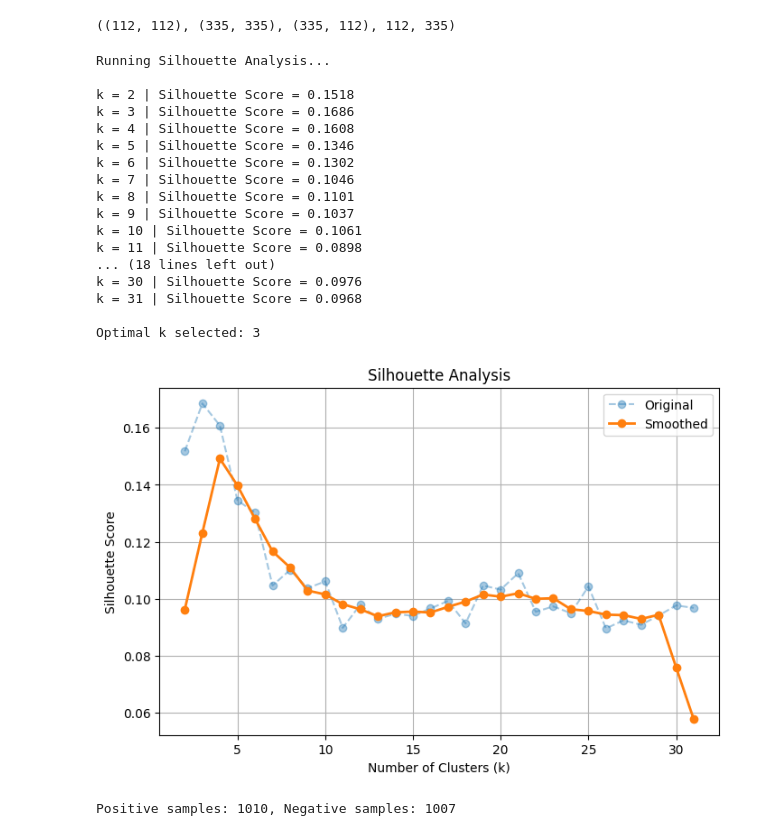
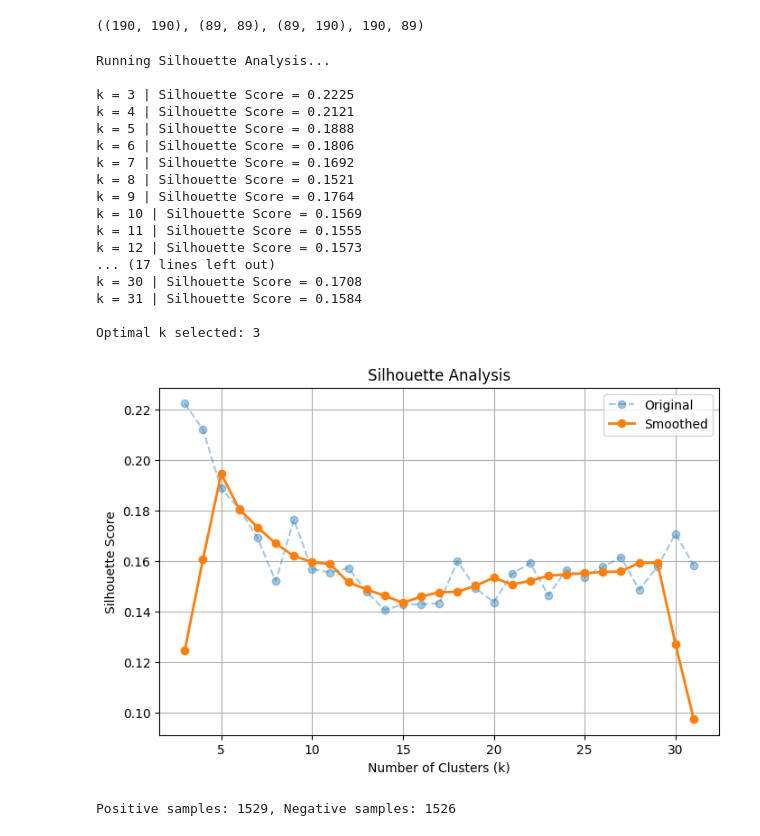
Before and after one commit to Jannatul-Naim/gbdtsvm, a Jupyter notebook: GNN.ipynb, the cells around one changed output. Drawn from its saved outputs; the diff is of its cells as text; code cells hidden in the pictures.

```diff
--- a/GNN.ipynb
+++ b/GNN.ipynb
@@ -41,6 +41,8 @@ class DatasetLoader:
             return self._load_lsgt()
         elif self.dataset_name == "PSnoD":
             return self._load_psnod()
+        elif self.dataset_name == "MNDR":
+            return self._load_mndr()
         else:
             raise ValueError("Unsupported dataset")
 
@@ -52,7 +54,9 @@ class DatasetLoader:
         return (
             disease.iloc[:, 1:].values,
             snoRNA.iloc[:, :].values,
-            relation.iloc[:, 1:].values
+            relation.iloc[:, 1:].values,
+            disease.iloc[:,0].values,
+            snoRNA.iloc[:,0].values
         )
 
     def _load_lsgt(self):
@@ -63,7 +67,9 @@ class DatasetLoader:
         return (
             disease.iloc[:, 1:].values,
             snoRNA.iloc[:, 1:].values,
-            relation.iloc[:, 1:].T.values
+            relation.iloc[:, 1:].T.values,
+            disease.iloc[:,0].values,
+            snoRNA.iloc[:,0].values
         )
 
     def _load_psnod(self):
@@ -74,9 +80,25 @@ class DatasetLoader:
         return (
             disease.iloc[:, 1:].values,
             snoRNA.iloc[:, 1:].values,
-            relation.iloc[:, 1:].T.values
+            relation.iloc[:, 1:].T.values,
+            disease.iloc[:,0].values,
+            snoRNA.iloc[:,0].values
+
 
         )
+    def _load_mndr(self):
+        disease = pd.read_csv(os.path.join(self.base_dir, 'MNDR-disease semantic similarity matrix(sheet1).csv'))
+        snoRNA = pd.read_csv(os.path.join(self.base_dir, 'MNDR-lncRNA functional similarity matrix(sheet1).csv'))
+        relation = pd.read_csv(os.path.join(self.base_dir, 'MNDR-lncRNA-disease associations matrix(test).csv'))
+
+        return (
+            disease.iloc[:, 1:].values,
+            snoRNA.iloc[:, 1:].values,
+            relation.iloc[:, 1:].values,
+            disease.iloc[:,0].values,
+            snoRNA.iloc[:,0].values
+
+        )
 # %%
 class NegativeSampler:
     def __init__(self, disease_sim, rna_sim, adj_matrix, random_state=0):
@@ -437,9 +450,7 @@ class ModelEvaluator:
             "mean_f1": float(np.mean(f1s))
         }
 # %%
-dataset = "MDRF"
-disease_sim, rna_sim, adj = DatasetLoader(dataset).load()
+dataset = "MNDR"
+disease_sim, rna_sim, adj,disease_names,rna_names = DatasetLoader(dataset).load()
 rna_count, disease_count = rna_sim.shape[0], disease_sim.shape[0]
-disease_names = pd.read_csv(os.path.join(os.getcwd(), dataset, "disease_semantic_similarity.csv")).columns[1:]
-rna_names = pd.read_csv(os.path.join(os.getcwd(), dataset, "all_snoRNA_name.csv"),header=None).iloc[:, 0].tolist()
 # %%
@@ -465,7 +460,7 @@ rna_names
 # %%
 disease_sim.shape, rna_sim.shape, adj.shape, len(disease_names), len(rna_names)
 # %% [output]
-((112, 112), (335, 335), (335, 112), 112, 335)
+((190, 190), (89, 89), (89, 190), 190, 89)
 # %%
 
 edge_index_full = torch.tensor(
@@ -480,51 +475,51 @@ import matplotlib.pyplot as plt
 sampler = NegativeSampler(disease_sim, rna_sim, adj, random_state=42)
 
 
-k_range = range(2, 32)
+k_range = range(3, 32)
 k = np.array(list(k_range))
 scores = sampler.find_optimal_k(k_range)[1]
 
 
 window = 5
 scores_smooth = np.convolve(scores, np.ones(window) / window, mode='same')
 
 
 plt.figure(figsize=(8, 5))
 plt.plot(k, scores, 'o--', alpha=0.4, label='Original')
 plt.plot(k, scores_smooth, '-o', linewidth=2, label='Smoothed')
 plt.xlabel("Number of Clusters (k)")
 plt.ylabel("Silhouette Score")
 plt.title("Silhouette Analysis")
 plt.grid(True)
 plt.legend()
 plt.show()
 
 
 optimal_k = k[np.argmax(scores_smooth)]
 pos, neg = sampler.sample_with_k(optimal_k)
 
 # print(f"Optimal k selected: {optimal_k}")
 print(f"Positive samples: {len(pos)}, Negative samples: {len(neg)}")
 # %% [output]
 Running Silhouette Analysis...
 
-k = 2 | Silhouette Score = 0.1518
-k = 3 | Silhouette Score = 0.1686
-k = 4 | Silhouette Score = 0.1608
-k = 5 | Silhouette Score = 0.1346
-k = 6 | Silhouette Score = 0.1302
-k = 7 | Silhouette Score = 0.1046
-k = 8 | Silhouette Score = 0.1101
-k = 9 | Silhouette Score = 0.1037
-k = 10 | Silhouette Score = 0.1061
-k = 11 | Silhouette Score = 0.0898
-... (18 lines left out)
-k = 30 | Silhouette Score = 0.0976
-k = 31 | Silhouette Score = 0.0968
+k = 3 | Silhouette Score = 0.2225
+k = 4 | Silhouette Score = 0.2121
+k = 5 | Silhouette Score = 0.1888
+k = 6 | Silhouette Score = 0.1806
+k = 7 | Silhouette Score = 0.1692
+k = 8 | Silhouette Score = 0.1521
+k = 9 | Silhouette Score = 0.1764
+k = 10 | Silhouette Score = 0.1569
+k = 11 | Silhouette Score = 0.1555
+k = 12 | Silhouette Score = 0.1573
+... (17 lines left out)
+k = 30 | Silhouette Score = 0.1708
+k = 31 | Silhouette Score = 0.1584
 
 Optimal k selected: 3
-[figure, old version]
+[figure, new version]
-Positive samples: 1010, Negative samples: 1007
+Positive samples: 1529, Negative samples: 1526
 # %%
 
 X = build_node_features(rna_sim, disease_sim)
```
Also changed, not shown: parts of 10 cells of this notebook, 22 other files.
